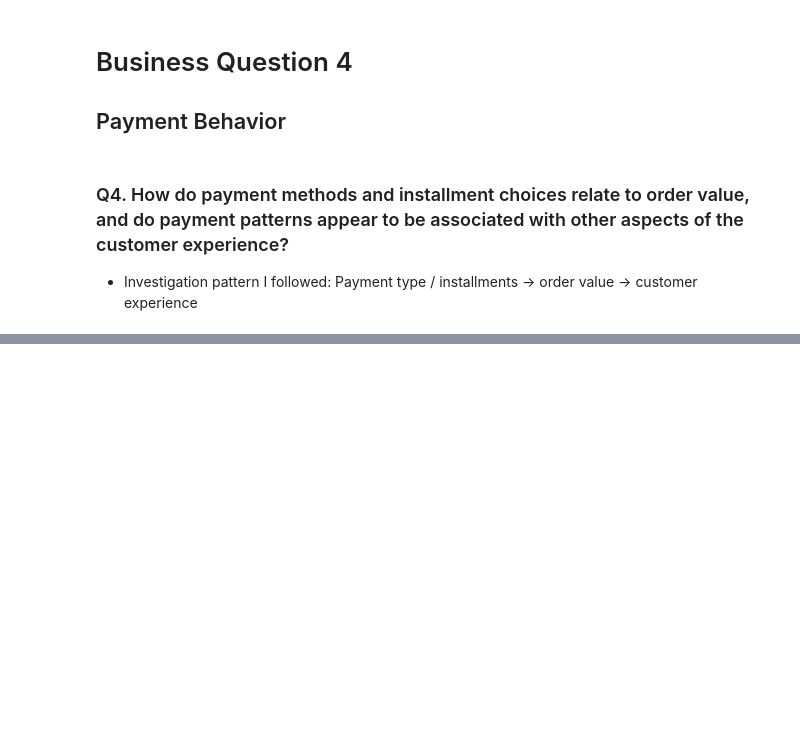
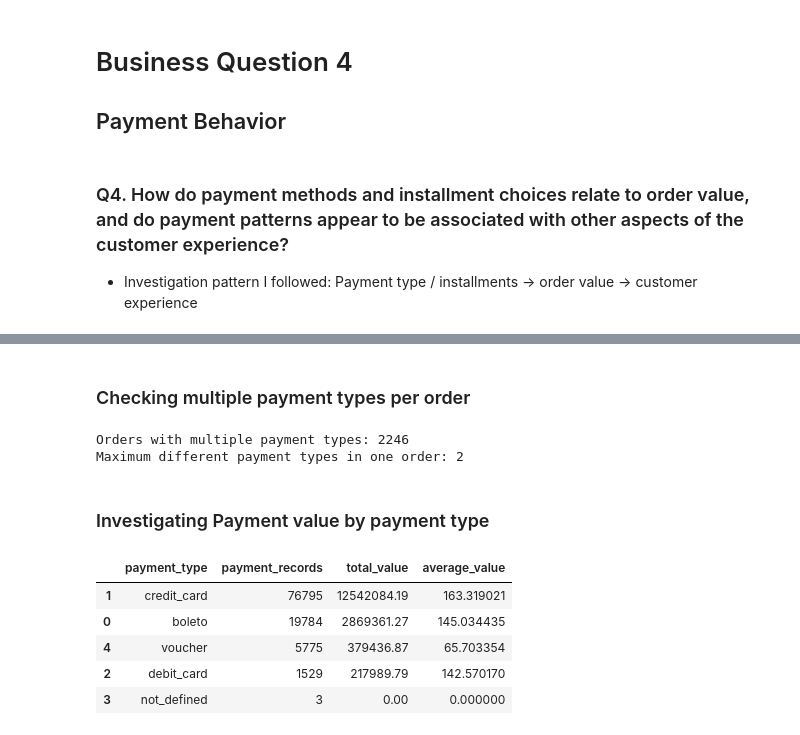
Before and after one commit to VishnuCodes96/olist-marketplace-analysis, a Jupyter notebook: notebooks/Olist_Marketplace_Performance_Customer_Experience_Analysis.ipynb, the cells around one changed output, grey strips where cells are left out. Saved outputs shown, nothing was run; the diff lists cells and outputs as text; code cells hidden in the pictures; blank space fills up the shorter version.

```diff
--- a/notebooks/Olist_Marketplace_Performance_Customer_Experience_Analysis.ipynb
+++ b/notebooks/Olist_Marketplace_Performance_Customer_Experience_Analysis.ipynb
@@ -2139,0 +2168,47 @@ Category-level commercial metrics (item count, revenue and average price) were c
+# %% [markdown]
+### Checking multiple payment types per order
+# %%
+payment_types_per_order = (
+    payments.groupby("order_id")["payment_type"]
+    .nunique()
+)
+
+print(
+    "Orders with multiple payment types:",
+    (payment_types_per_order > 1).sum()
+)
+
+print(
+    "Maximum different payment types in one order:",
+    payment_types_per_order.max()
+)
+# %% [output]
+Orders with multiple payment types: 2246
+Maximum different payment types in one order: 2
+# %% [markdown]
+### Investigating Payment value by payment type
+# %%
+payment_summary = (
+    payments
+    .groupby("payment_type")
+    .agg(
+        payment_records=("order_id", "count"),
+        total_value=("payment_value", "sum"),
+        average_value=("payment_value", "mean")
+    )
+    .reset_index()
+)
+
+payment_summary = payment_summary.sort_values(
+    "total_value",
+    ascending=False
+)
+
+payment_summary
+# %% [output]
+|  | payment_type | payment_records | total_value | average_value |
+| 1 | credit_card | 76795 | 12542084.19 | 163.319021 |
+| 0 | boleto | 19784 | 2869361.27 | 145.034435 |
+| 4 | voucher | 5775 | 379436.87 | 65.703354 |
+| 2 | debit_card | 1529 | 217989.79 | 142.570170 |
+| 3 | not_defined | 3 | 0.00 | 0.000000 |
```
Also changed, not shown: parts of 32 cells of this notebook.
